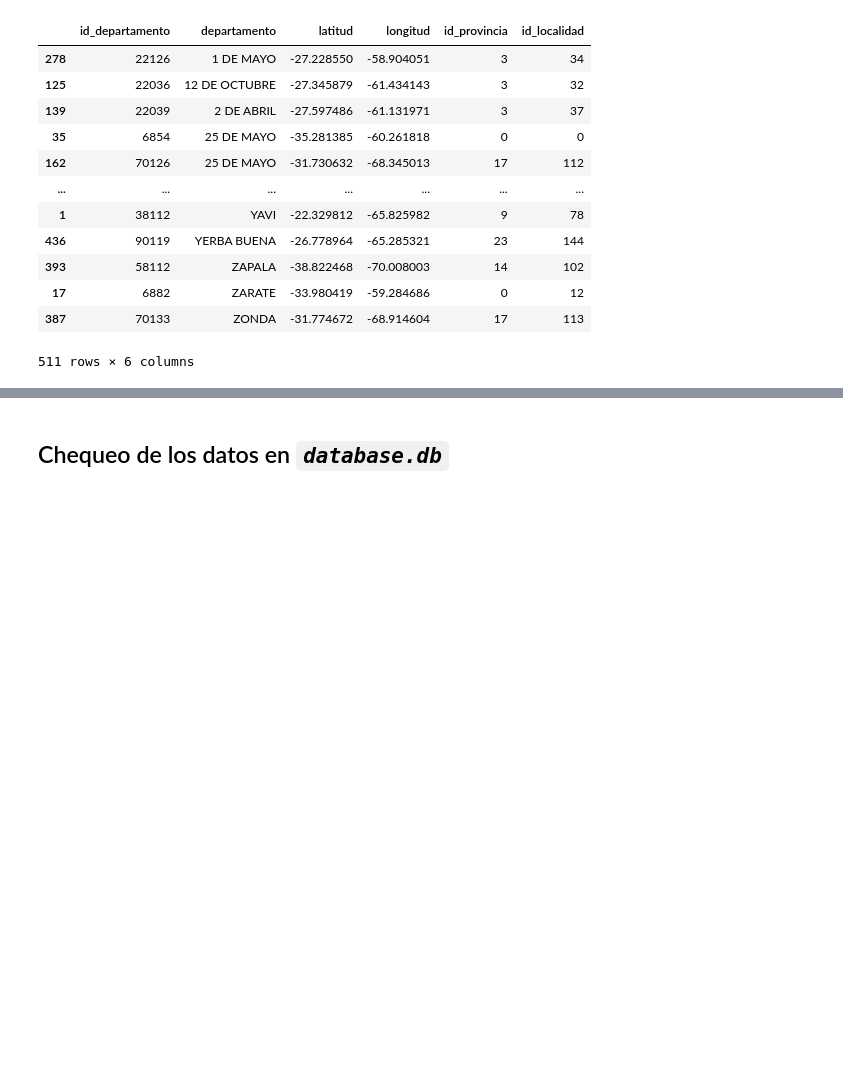
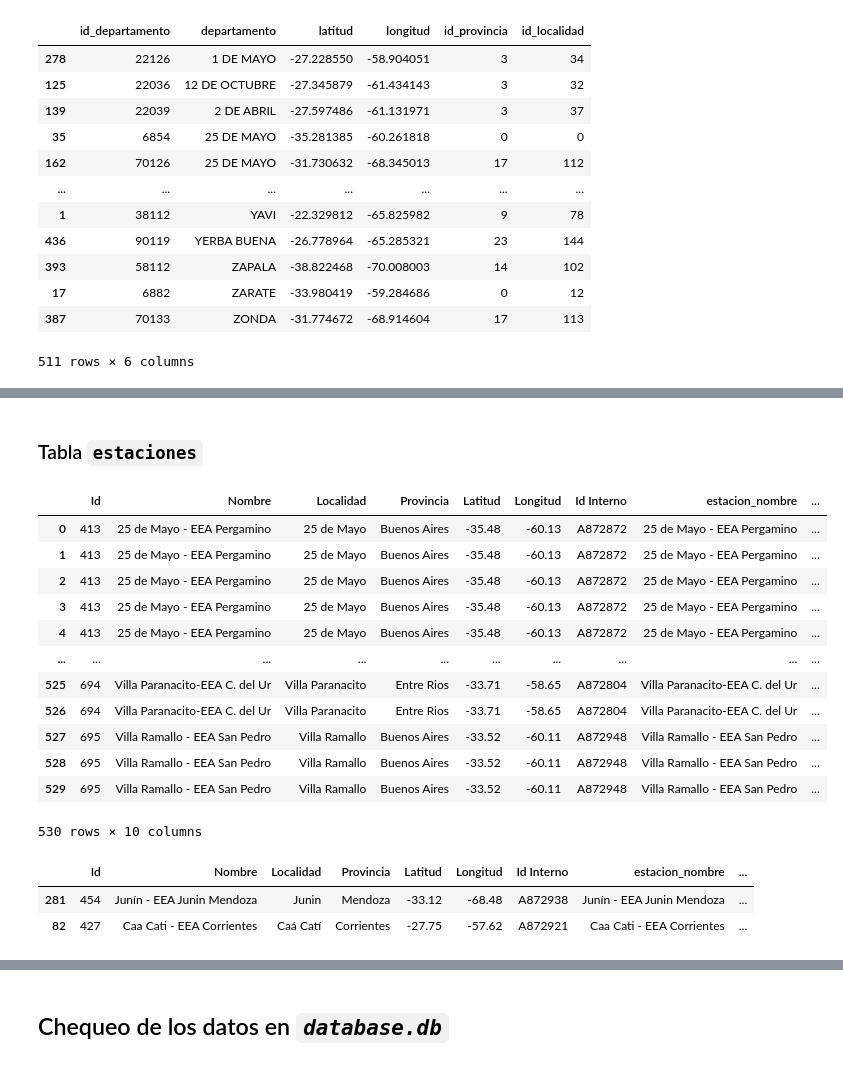
Before and after one commit to IS03/tp-dengue, a Jupyter notebook: jupyter/crear_db.ipynb, the cells around one changed output, grey strips where cells are left out. Drawn from its saved outputs; the diff is of its cells as text; code cells hidden in the pictures; blank space fills up the shorter version.

```diff
--- a/jupyter/crear_db.ipynb
+++ b/jupyter/crear_db.ipynb
@@ -587 +572,37 @@ crear_tabla('departamentos', departamentos)
 Tabla "departamentos" creada con exito.
+# %% [markdown]
+### Tabla `estaciones`
+# %%
+df_estaciones = df_estaciones.drop(['Altura', 'Ubicacion', 'Desde', 'Hasta', 'Tipo'], axis=1)
+# %%
+depa = df_departamentos[['estacion_nombre', 'estacion_id_interno', 'estacion_id']]
+# %%
+estaciones = pd.merge(
+    df_estaciones,
+    depa,
+    left_on='Id Interno',
+    right_on='estacion_id_interno'
+)
+
+estaciones
+# %% [output]
+|  | Id | Nombre | Localidad | Provincia | Latitud | Longitud | Id Interno | estacion_nombre | ... |
+| 0 | 413 | 25 de Mayo - EEA Pergamino | 25 de Mayo | Buenos Aires | -35.48 | -60.13 | A872872 | 25 de Mayo - EEA Pergamino | ... |
+| 1 | 413 | 25 de Mayo - EEA Pergamino | 25 de Mayo | Buenos Aires | -35.48 | -60.13 | A872872 | 25 de Mayo - EEA Pergamino | ... |
+| 2 | 413 | 25 de Mayo - EEA Pergamino | 25 de Mayo | Buenos Aires | -35.48 | -60.13 | A872872 | 25 de Mayo - EEA Pergamino | ... |
+| 3 | 413 | 25 de Mayo - EEA Pergamino | 25 de Mayo | Buenos Aires | -35.48 | -60.13 | A872872 | 25 de Mayo - EEA Pergamino | ... |
+| 4 | 413 | 25 de Mayo - EEA Pergamino | 25 de Mayo | Buenos Aires | -35.48 | -60.13 | A872872 | 25 de Mayo - EEA Pergamino | ... |
+| ... | ... | ... | ... | ... | ... | ... | ... | ... | ... |
+| 525 | 694 | Villa Paranacito-EEA C. del Ur | Villa Paranacito | Entre Rios | -33.71 | -58.65 | A872804 | Villa Paranacito-EEA C. del Ur | ... |
+| 526 | 694 | Villa Paranacito-EEA C. del Ur | Villa Paranacito | Entre Rios | -33.71 | -58.65 | A872804 | Villa Paranacito-EEA C. del Ur | ... |
+| 527 | 695 | Villa Ramallo - EEA San Pedro | Villa Ramallo | Buenos Aires | -33.52 | -60.11 | A872948 | Villa Ramallo - EEA San Pedro | ... |
+| 528 | 695 | Villa Ramallo - EEA San Pedro | Villa Ramallo | Buenos Aires | -33.52 | -60.11 | A872948 | Villa Ramallo - EEA San Pedro | ... |
+| 529 | 695 | Villa Ramallo - EEA San Pedro | Villa Ramallo | Buenos Aires | -33.52 | -60.11 | A872948 | Villa Ramallo - EEA San Pedro | ... |
+530 rows × 10 columns
+# %%
+estaciones = estaciones.drop(estaciones.loc[estaciones.Provincia == 'Sin asignar'].index)
+estaciones.sample(2)
+# %% [output]
+|  | Id | Nombre | Localidad | Provincia | Latitud | Longitud | Id Interno | estacion_nombre | ... |
+| 281 | 454 | Junín - EEA Junin Mendoza | Junin | Mendoza | -33.12 | -68.48 | A872938 | Junín - EEA Junin Mendoza | ... |
+| 82 | 427 | Caa Cati - EEA Corrientes | Caá Catí | Corrientes | -27.75 | -57.62 | A872921 | Caa Cati - EEA Corrientes | ... |
```
Also changed, not shown: parts of 18 cells of this notebook, 4 other files.
